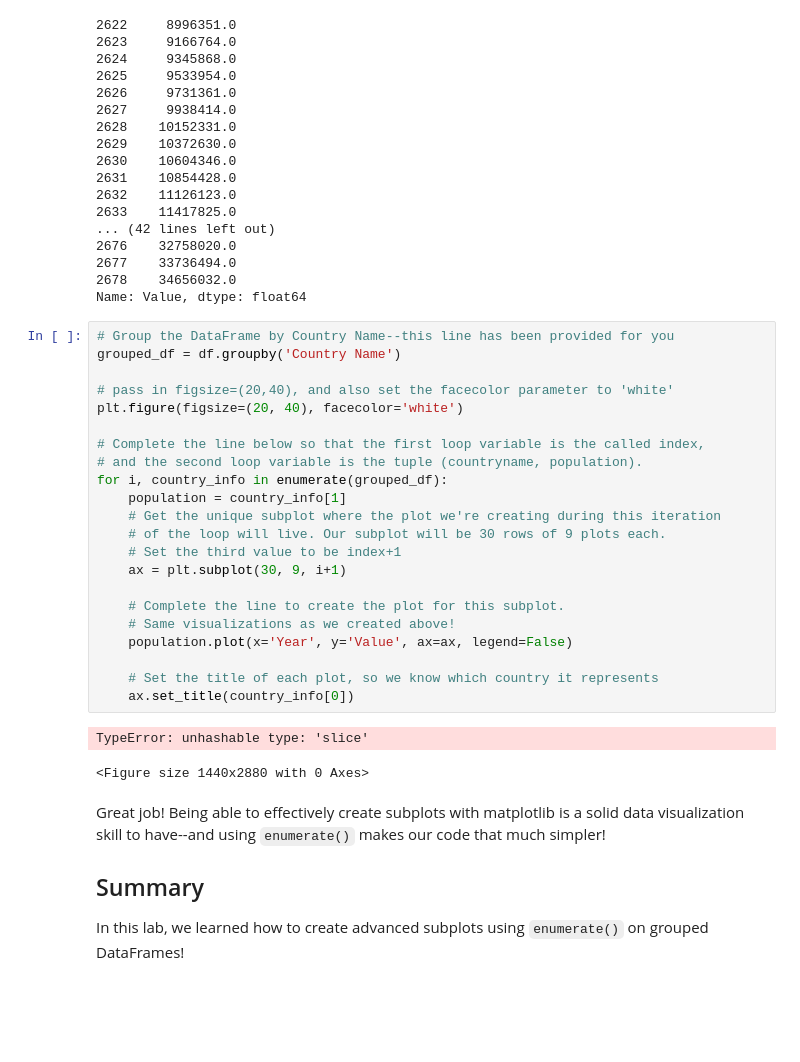
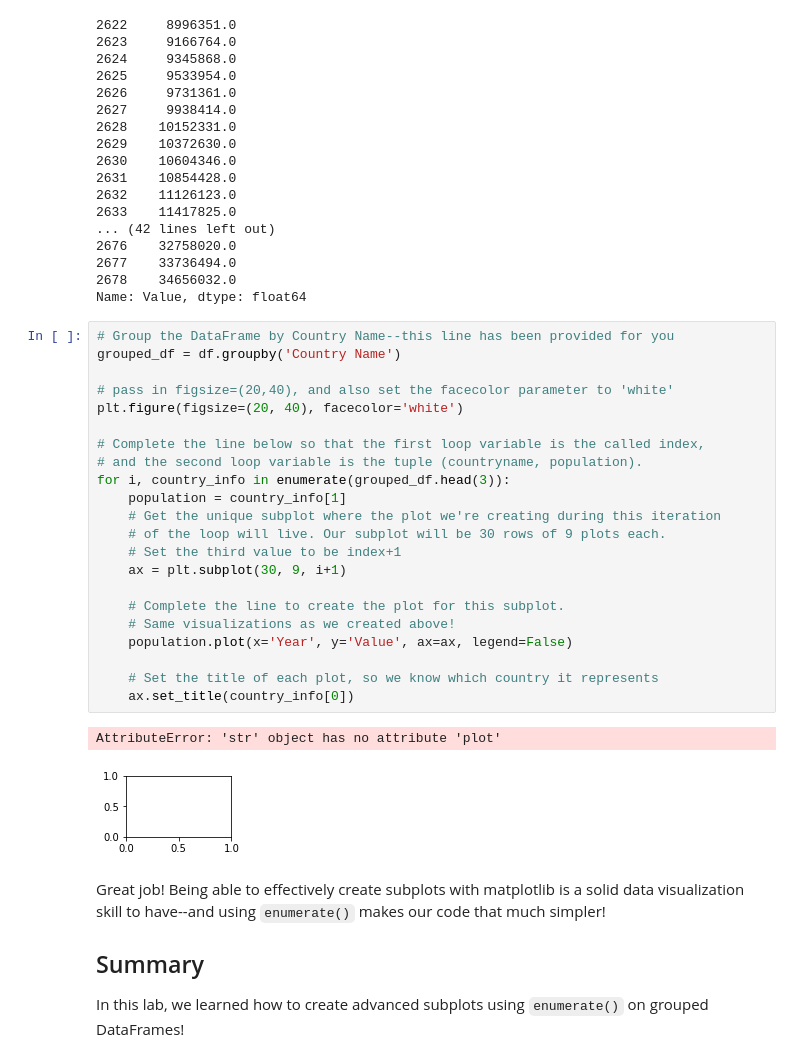
Before and after one commit to Pballer/dsc-subplots-and-enumeration-lab-dc-ds-071519, a Jupyter notebook: index.ipynb, the cells around one changed output. Drawn from its saved outputs; the diff is of its cells as text; blank space fills up the shorter version.

```diff
--- a/index.ipynb
+++ b/index.ipynb
@@ -222,28 +222,28 @@ Name: Value, dtype: float64
 # %%
 # Group the DataFrame by Country Name--this line has been provided for you
 grouped_df = df.groupby('Country Name')
 
 # pass in figsize=(20,40), and also set the facecolor parameter to 'white'
 plt.figure(figsize=(20, 40), facecolor='white')
 
 # Complete the line below so that the first loop variable is the called index,
 # and the second loop variable is the tuple (countryname, population).
-for i, country_info in enumerate(grouped_df):
+for i, country_info in enumerate(grouped_df.head(3)):
     population = country_info[1]
     # Get the unique subplot where the plot we're creating during this iteration
     # of the loop will live. Our subplot will be 30 rows of 9 plots each.
     # Set the third value to be index+1
     ax = plt.subplot(30, 9, i+1)
 
     # Complete the line to create the plot for this subplot.
     # Same visualizations as we created above!
     population.plot(x='Year', y='Value', ax=ax, legend=False)
 
     # Set the title of each plot, so we know which country it represents
     ax.set_title(country_info[0])
 # %% [output]
-TypeError: unhashable type: 'slice'
+AttributeError: 'str' object has no attribute 'plot'
-<Figure size 1440x2880 with 0 Axes>
+[figure, added]
 # %% [markdown]
 Great job! Being able to effectively create subplots with matplotlib is a solid data visualization skill to have--and using `enumerate()` makes our code that much simpler!
 
```
